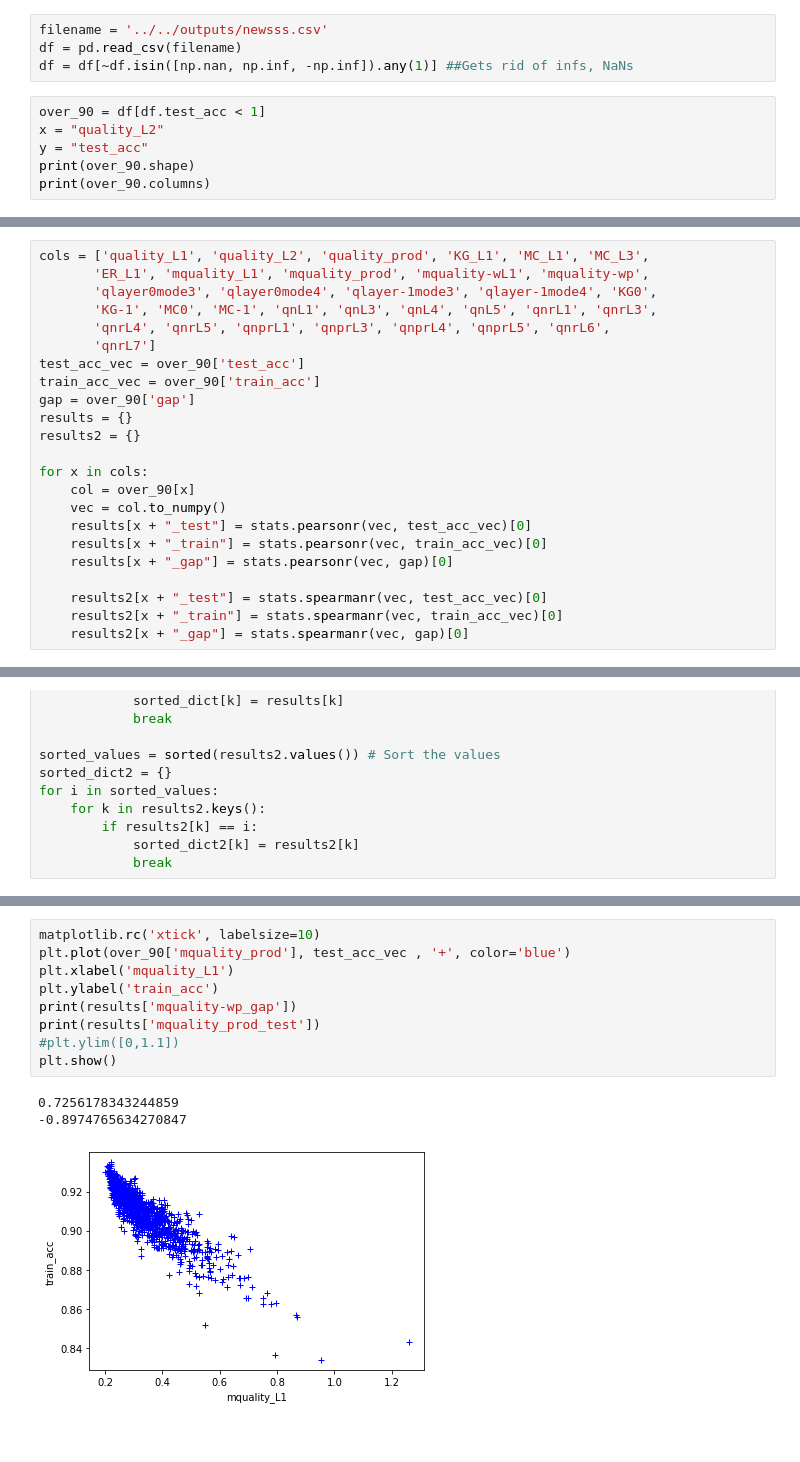
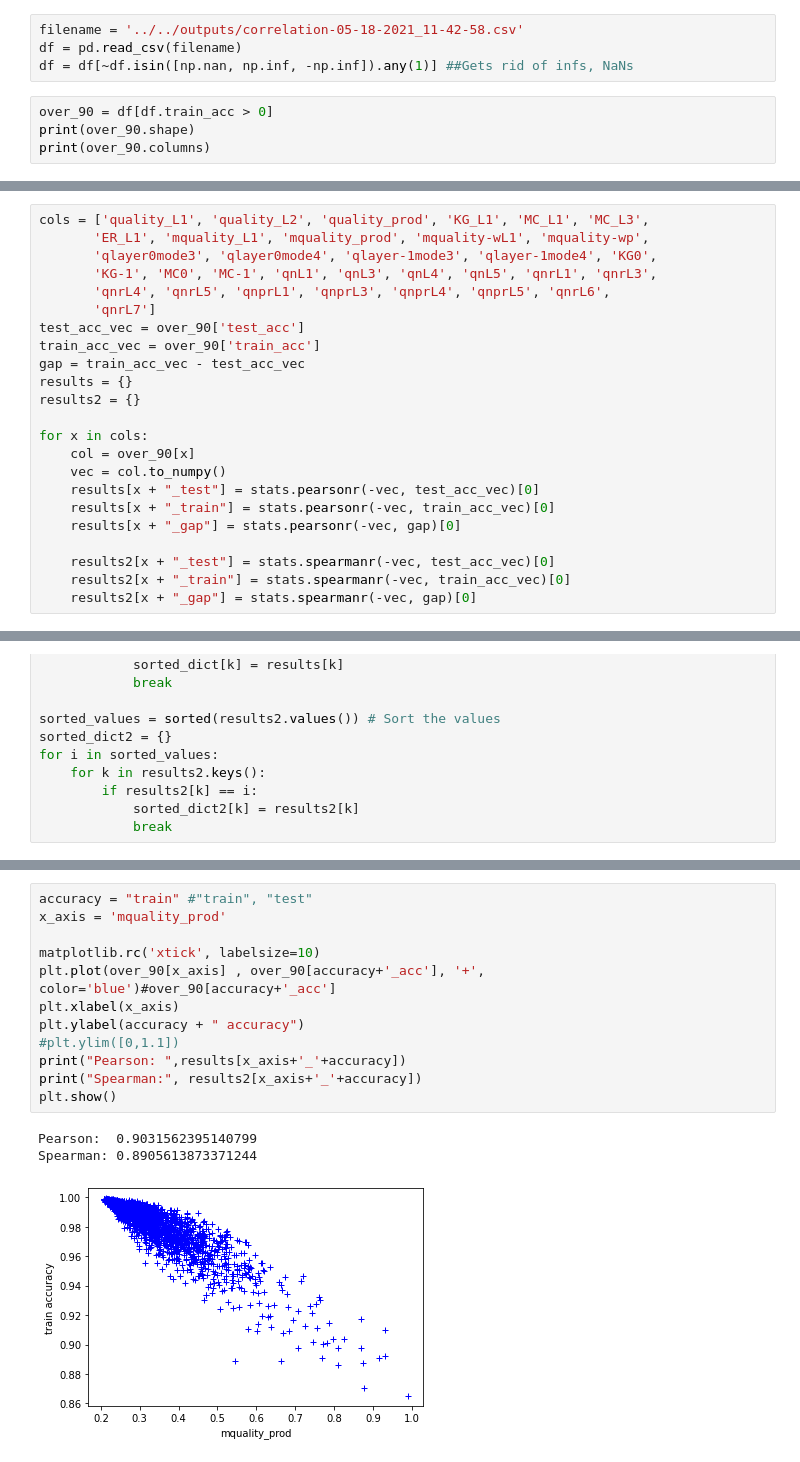
Before and after one commit to KhalilJDamouni/NAS-Metrics, a Jupyter notebook: NATS-Bench1/source/plot.ipynb, the cells around one changed output, grey strips where cells are left out. Cells and saved outputs as stored; diff of their text form.

Commit message:
plot

```diff
--- a/NATS-Bench1/source/plot.ipynb
+++ b/NATS-Bench1/source/plot.ipynb
@@ -6,13 +6,11 @@ import matplotlib.pyplot as plt
 import matplotlib
 from scipy import stats
 # %%
-filename = '../../outputs/newsss.csv'
+filename = '../../outputs/correlation-05-18-2021_11-42-58.csv'
 df = pd.read_csv(filename)
 df = df[~df.isin([np.nan, np.inf, -np.inf]).any(1)] ##Gets rid of infs, NaNs
 # %%
-over_90 = df[df.test_acc < 1]
-x = "quality_L2"
-y = "test_acc"
+over_90 = df[df.train_acc > 0]
 print(over_90.shape)
 print(over_90.columns)
 # %% [output]
@@ -34,20 +32,20 @@ cols = ['quality_L1', 'quality_L2', 'quality_prod', 'KG_L1', 'MC_L1', 'MC_L3',
        'qnrL7']
 test_acc_vec = over_90['test_acc']
 train_acc_vec = over_90['train_acc']
-gap = over_90['gap']
+gap = train_acc_vec - test_acc_vec
 results = {}
 results2 = {}
 
 for x in cols:
     col = over_90[x]
     vec = col.to_numpy()
-    results[x + "_test"] = stats.pearsonr(vec, test_acc_vec)[0]
-    results[x + "_train"] = stats.pearsonr(vec, train_acc_vec)[0]
-    results[x + "_gap"] = stats.pearsonr(vec, gap)[0]
+    results[x + "_test"] = stats.pearsonr(-vec, test_acc_vec)[0]
+    results[x + "_train"] = stats.pearsonr(-vec, train_acc_vec)[0]
+    results[x + "_gap"] = stats.pearsonr(-vec, gap)[0]
 
-    results2[x + "_test"] = stats.spearmanr(vec, test_acc_vec)[0]
-    results2[x + "_train"] = stats.spearmanr(vec, train_acc_vec)[0]
-    results2[x + "_gap"] = stats.spearmanr(vec, gap)[0]
+    results2[x + "_test"] = stats.spearmanr(-vec, test_acc_vec)[0]
+    results2[x + "_train"] = stats.spearmanr(-vec, train_acc_vec)[0]
+    results2[x + "_gap"] = stats.spearmanr(-vec, gap)[0]
 # %%
 sorted_values = sorted(results.values()) # Sort the values
 sorted_dict = {}
@@ -94,16 +91,19 @@ mquality_prod_train -0.8996490062324487
 # %%
+accuracy = "train" #"train", "test"
+x_axis = 'mquality_prod'
+
 matplotlib.rc('xtick', labelsize=10)
-plt.plot(over_90['mquality_prod'], test_acc_vec , '+', color='blue')
-plt.xlabel('mquality_L1')
-plt.ylabel('train_acc')
-print(results['mquality-wp_gap'])
-print(results['mquality_prod_test'])
+plt.plot(over_90[x_axis] , over_90[accuracy+'_acc'], '+', color='blue')#over_90[accuracy+'_acc']
+plt.xlabel(x_axis)
+plt.ylabel(accuracy + " accuracy")
 #plt.ylim([0,1.1])
+print("Pearson: ",results[x_axis+'_'+accuracy])
+print("Spearman:", results2[x_axis+'_'+accuracy])
 plt.show()
 # %% [output]
-0.7256178343244859
--0.8974765634270847
+Pearson:  0.9031562395140799
+Spearman: 0.8905613873371244
-[figure, old version]
+[figure, new version]
 # %%
 plt.plot(over_90['mquality_L1'],gap, '+', color='blue')
 plt.xlabel('mquality_L1')
```
Also changed, not shown: parts of 5 cells of this notebook.
